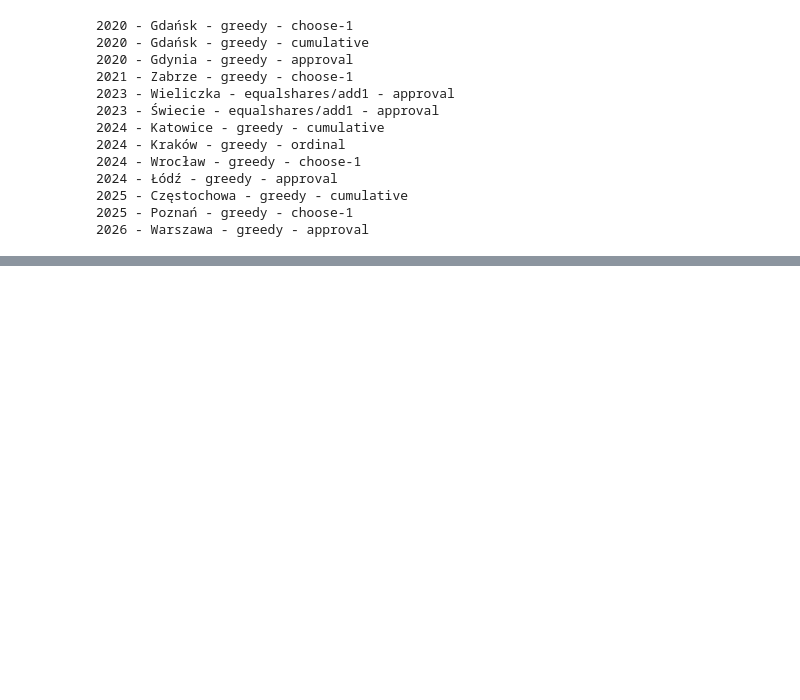
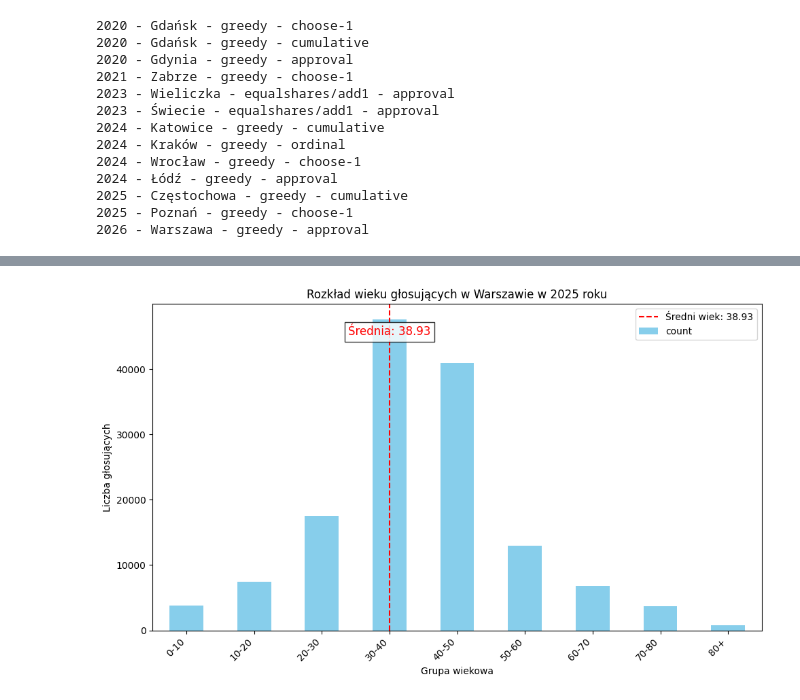
Before and after one commit to pabulib/pabulib_process_data, a Jupyter notebook: src/analytics/wwa_2026_statistics.ipynb, the cells around one changed output, grey strips where cells are left out. Cells and saved outputs as stored; diff of their text form; code cells hidden in the pictures; blank space fills up the shorter version.

```diff
--- a/src/analytics/wwa_2026_statistics.ipynb
+++ b/src/analytics/wwa_2026_statistics.ipynb
@@ -551,0 +596,70 @@ get_vote_details(all_files)
+# %%
+import pandas as pd
+import matplotlib.pyplot as plt
+
+# Lista do przechowywania wieku głosujących
+ages = []
+
+# Przetwarzanie plików tylko dla Warszawy w roku 2025
+for records in all_files.values():
+    meta = records[0]
+    votes = records[2]  # Głosowanie (trzecia sekcja)
+
+    # Sprawdzanie, czy dane dotyczą Warszawy i roku 2025
+    if meta['unit'] == 'Warszawa' and meta['instance'] == '2025':
+        for vote_data in votes.values():
+            try:
+                age = int(vote_data['age'])  # Wiek głosującego
+                ages.append(age)
+            except (KeyError, ValueError):
+                continue
+
+# Tworzymy DataFrame, aby łatwiej było pracować z danymi
+votes_df = pd.DataFrame(ages, columns=["age"])
+
+# Przekształcamy wiek na kategorie wiekowe (buckets)
+bins = [0, 10, 20, 30, 40, 50, 60, 70, 80, float("inf")]  # Przedziały wiekowe co 10 lat
+labels = ["0-10", "10-20", "20-30", "30-40", "40-50", "50-60", "60-70", "70-80", "80+"]
+votes_df["age_group"] = pd.cut(votes_df["age"], bins=bins, labels=labels, right=False)
+
+# Liczba głosujących w poszczególnych grupach wiekowych
+age_group_counts = votes_df["age_group"].value_counts().sort_index()
+
+# Obliczanie średniego wieku
+average_age = votes_df["age"].mean()
+
+# Rysowanie wykresu
+plt.figure(figsize=(10, 6))
+age_group_counts.plot(kind="bar", color="skyblue")
+plt.title("Rozkład wieku głosujących w Warszawie w 2025 roku")
+plt.xlabel("Grupa wiekowa")
+plt.ylabel("Liczba głosujących")
+
+# Dodanie przerywanej czerwonej linii z średnim wiekiem
+plt.axvline(
+    x=average_age // 10,  # Określamy, gdzie dodać linię (w odpowiednim przedziale)
+    color="red",
+    linestyle="--",
+    label=f"Średni wiek: {average_age:.2f}",
+)
+
+# Dodanie tekstu na wykresie z wartością średniego wieku
+plt.text(
+    average_age // 10,
+    max(age_group_counts) * 0.95,
+    f"Średnia: {average_age:.2f}",
+    color="red",
+    fontsize=12,
+    ha="center",
+    bbox=dict(facecolor="white", alpha=0.8),
+)
+
+# Obracanie etykiet na osi X, żeby były czytelne
+plt.xticks(rotation=45, ha="right")
+plt.legend()
+plt.tight_layout()
+
+# Pokazanie wykresu
+plt.show()
+# %% [output]
+[figure, added]
```
Also changed, not shown: parts of 12 cells of this notebook.
